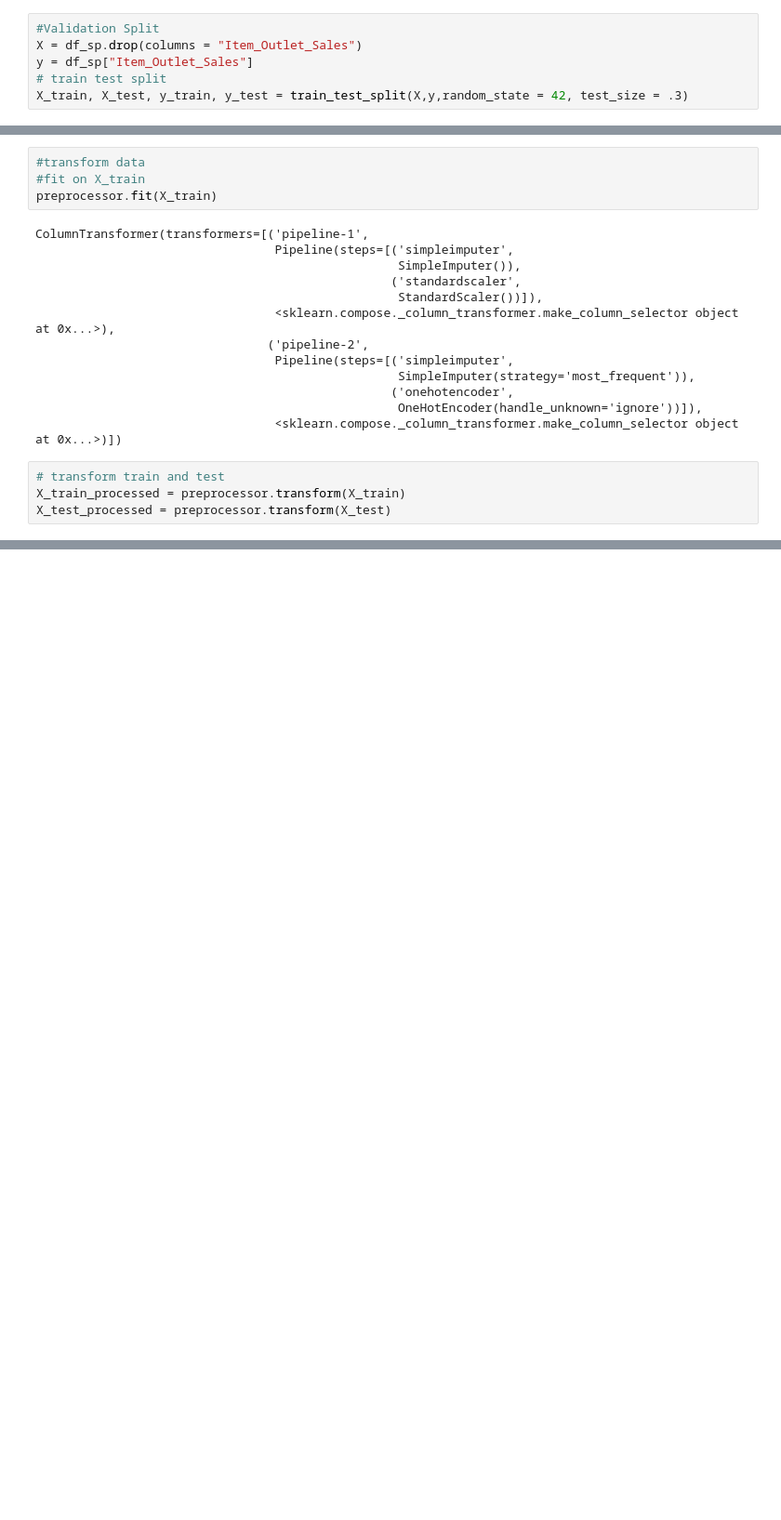
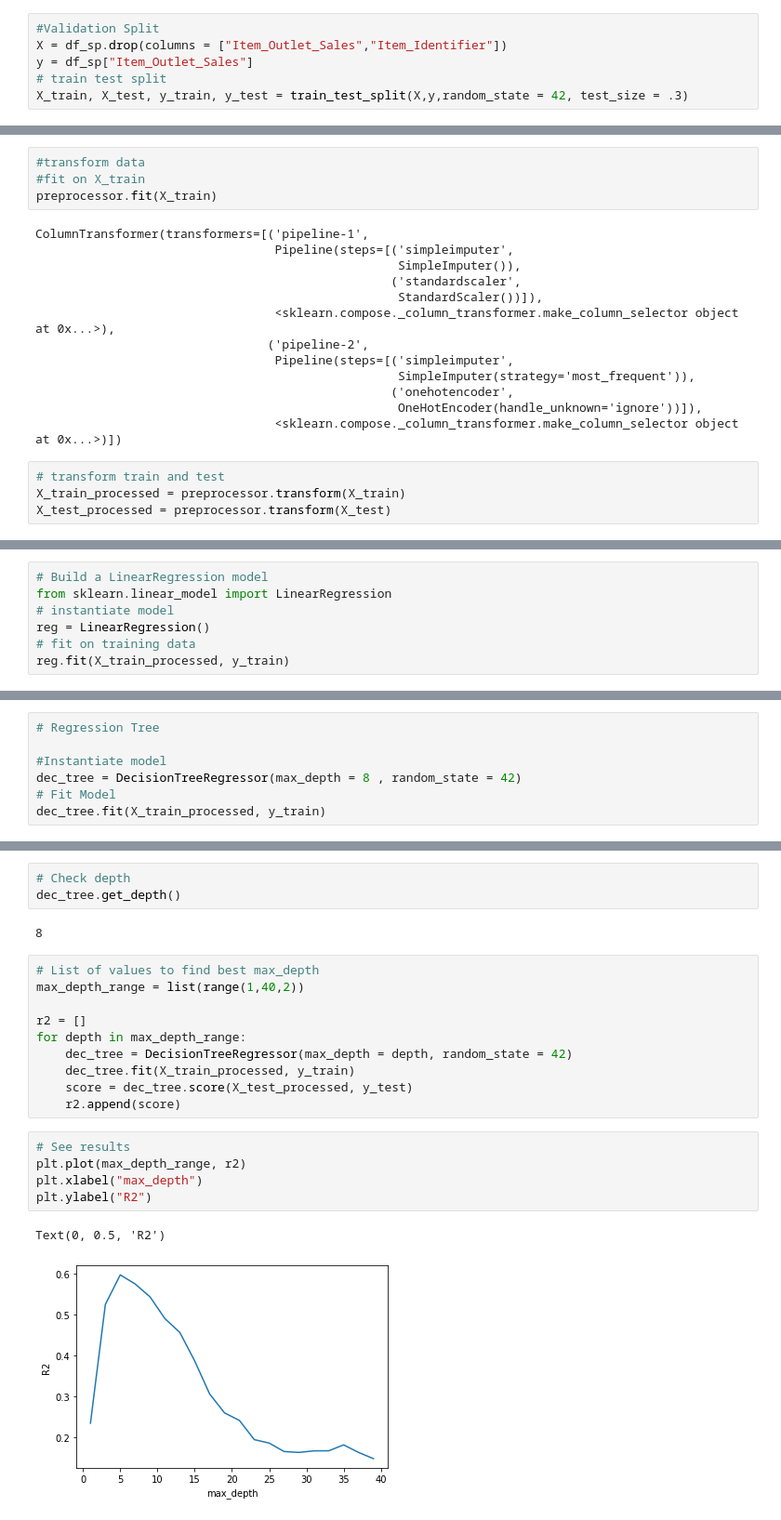
Before and after one commit to slagana8/food_sales_predicitions-, a Jupyter notebook: Project_1_Sales_Predictions.ipynb, the cells around one changed output, grey strips where cells are left out. Shown: that part at 93% size. Saved outputs shown, nothing was run; the diff lists cells and outputs as text; blank space fills up the shorter version.

```diff
--- a/Project_1_Sales_Predictions.ipynb
+++ b/Project_1_Sales_Predictions.ipynb
@@ -435,7 +436,7 @@ dtypes: float64(4), int64(1), object(7)
 memory usage: 799.2+ KB
 # %%
 #Validation Split
-X = df_sp.drop(columns = "Item_Outlet_Sales")
+X = df_sp.drop(columns = ["Item_Outlet_Sales","Item_Identifier"])
 y = df_sp["Item_Outlet_Sales"]
 # train test split
 X_train, X_test, y_train, y_test = train_test_split(X,y,random_state = 42, test_size = .3)
@@ -515,0 +519,7 @@ X_train_processed.count_nonzero()
+# %%
+# Build a LinearRegression model
+from sklearn.linear_model import LinearRegression
+# instantiate model
+reg = LinearRegression()
+# fit on training data
+reg.fit(X_train_processed, y_train)
@@ -515,0 +557,7 @@ X_train_processed.count_nonzero()
+# %%
+# Regression Tree
+
+#Instantiate model
+dec_tree = DecisionTreeRegressor(max_depth = 8 , random_state = 42)
+# Fit Model
+dec_tree.fit(X_train_processed, y_train)
@@ -515,0 +593,23 @@ X_train_processed.count_nonzero()
+# %%
+# Check depth
+dec_tree.get_depth()
+# %% [output]
+8
+# %%
+# List of values to find best max_depth
+max_depth_range = list(range(1,40,2))
+
+r2 = []
+for depth in max_depth_range:
+    dec_tree = DecisionTreeRegressor(max_depth = depth, random_state = 42)
+    dec_tree.fit(X_train_processed, y_train)
+    score = dec_tree.score(X_test_processed, y_test)
+    r2.append(score)
+# %%
+# See results
+plt.plot(max_depth_range, r2)
+plt.xlabel("max_depth")
+plt.ylabel("R2")
+# %% [output]
+Text(0, 0.5, 'R2')
+[figure, added]
```
Also changed, not shown: parts of 13 cells of this notebook.
